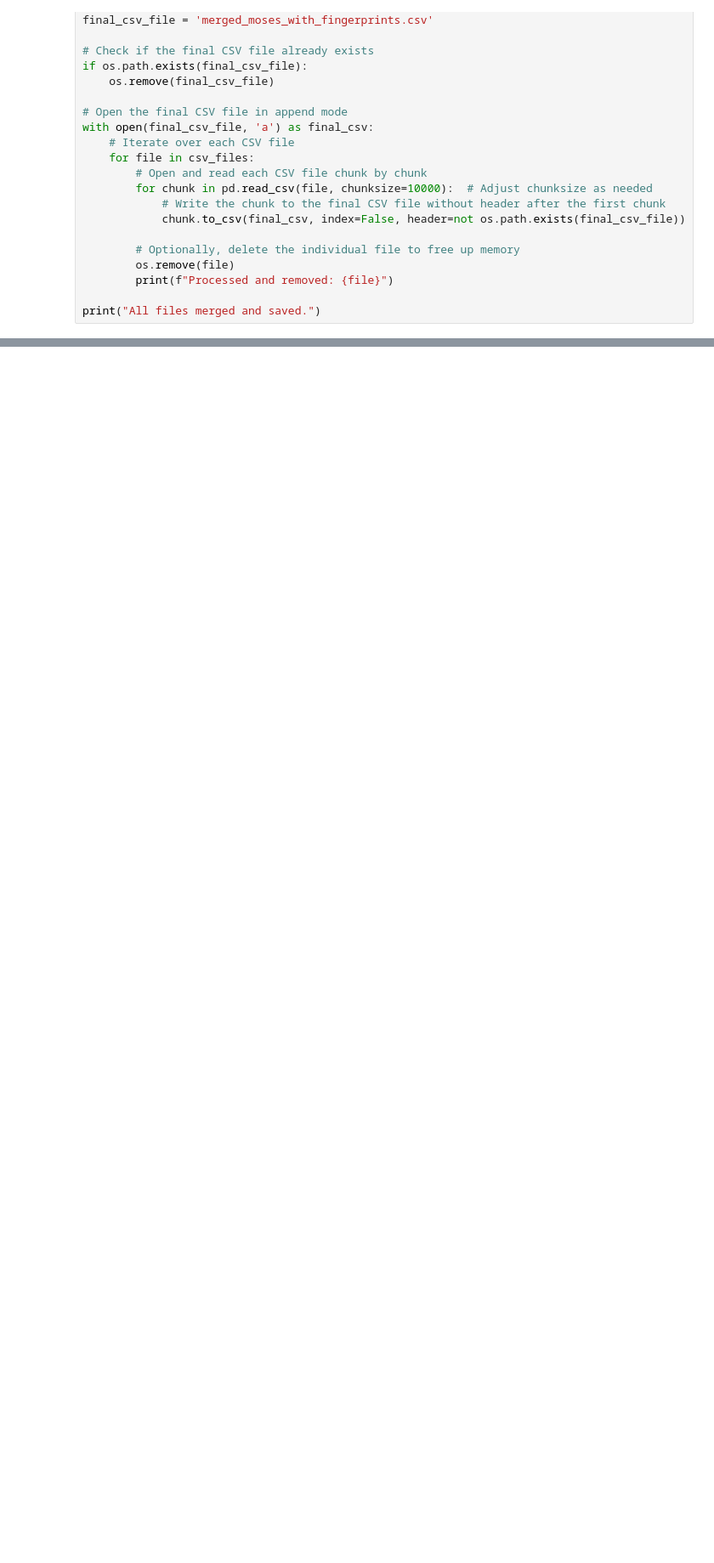
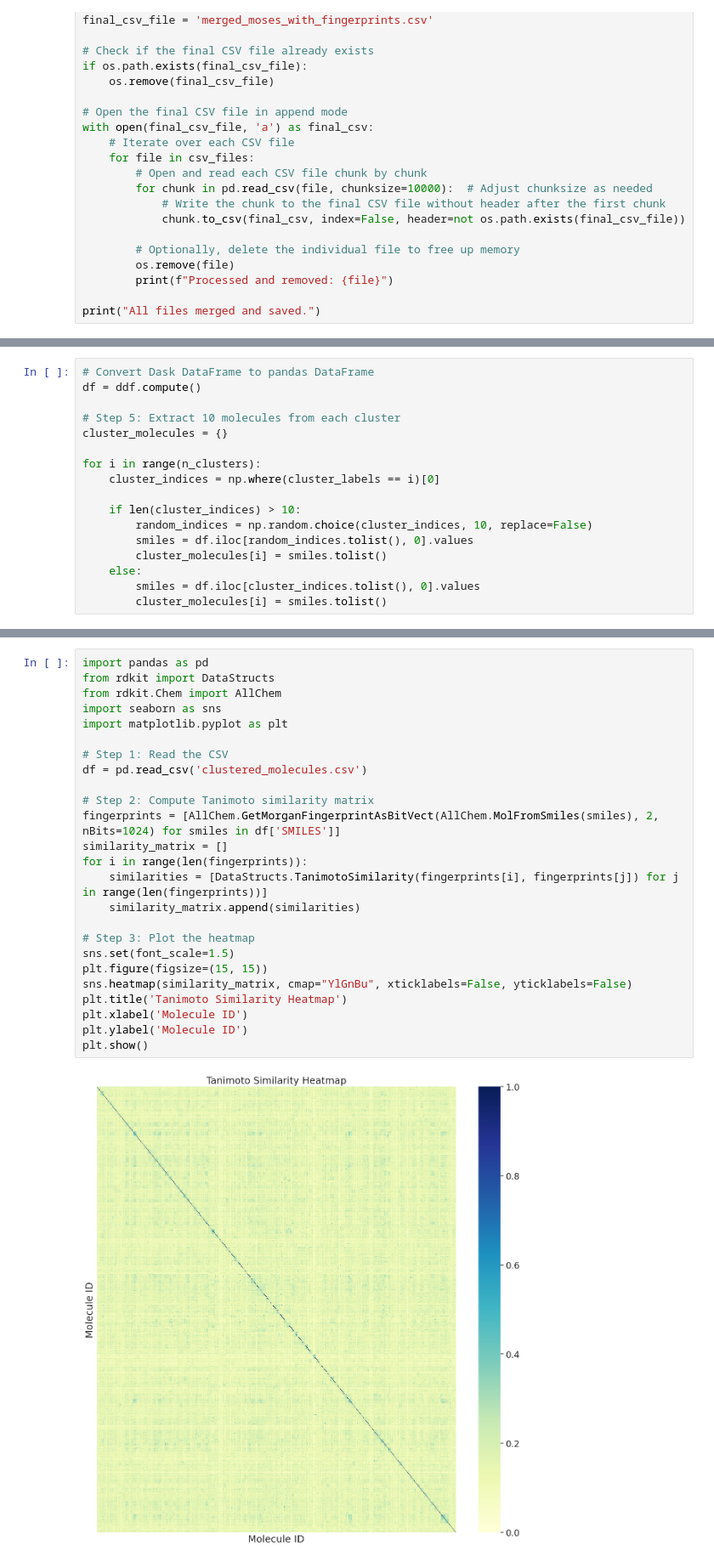
Before and after one commit to parthsanghavi017/Biocode, a Jupyter notebook: Clustering/clustering.ipynb, the cells around one changed output, grey strips where cells are left out. Shown at 85% size. Drawn from its saved outputs; the diff is of its cells as text; blank space fills up the shorter version.

```diff
--- a/Clustering/clustering.ipynb
+++ b/Clustering/clustering.ipynb
@@ -204,0 +141,17 @@ for temp_file_name in temp_files:
+# %%
+# Convert Dask DataFrame to pandas DataFrame
+df = ddf.compute()
+
+# Step 5: Extract 10 molecules from each cluster
+cluster_molecules = {}
+
+for i in range(n_clusters):
+    cluster_indices = np.where(cluster_labels == i)[0]
+
+    if len(cluster_indices) > 10:
+        random_indices = np.random.choice(cluster_indices, 10, replace=False)
+        smiles = df.iloc[random_indices.tolist(), 0].values
+        cluster_molecules[i] = smiles.tolist()
+    else:
+        smiles = df.iloc[cluster_indices.tolist(), 0].values
+        cluster_molecules[i] = smiles.tolist()
@@ -204,0 +170,27 @@ for temp_file_name in temp_files:
+# %%
+import pandas as pd
+from rdkit import DataStructs
+from rdkit.Chem import AllChem
+import seaborn as sns
+import matplotlib.pyplot as plt
+
+# Step 1: Read the CSV
+df = pd.read_csv('clustered_molecules.csv')
+
+# Step 2: Compute Tanimoto similarity matrix
+fingerprints = [AllChem.GetMorganFingerprintAsBitVect(AllChem.MolFromSmiles(smiles), 2, nBits=1024) for smiles in df['SMILES']]
+similarity_matrix = []
+for i in range(len(fingerprints)):
+    similarities = [DataStructs.TanimotoSimilarity(fingerprints[i], fingerprints[j]) for j in range(len(fingerprints))]
+    similarity_matrix.append(similarities)
+
+# Step 3: Plot the heatmap
+sns.set(font_scale=1.5)
+plt.figure(figsize=(15, 15))
+sns.heatmap(similarity_matrix, cmap="YlGnBu", xticklabels=False, yticklabels=False)
+plt.title('Tanimoto Similarity Heatmap')
+plt.xlabel('Molecule ID')
+plt.ylabel('Molecule ID')
+plt.show()
+# %% [output]
+[figure, added]
```
Also changed, not shown: parts of 5 cells of this notebook.
